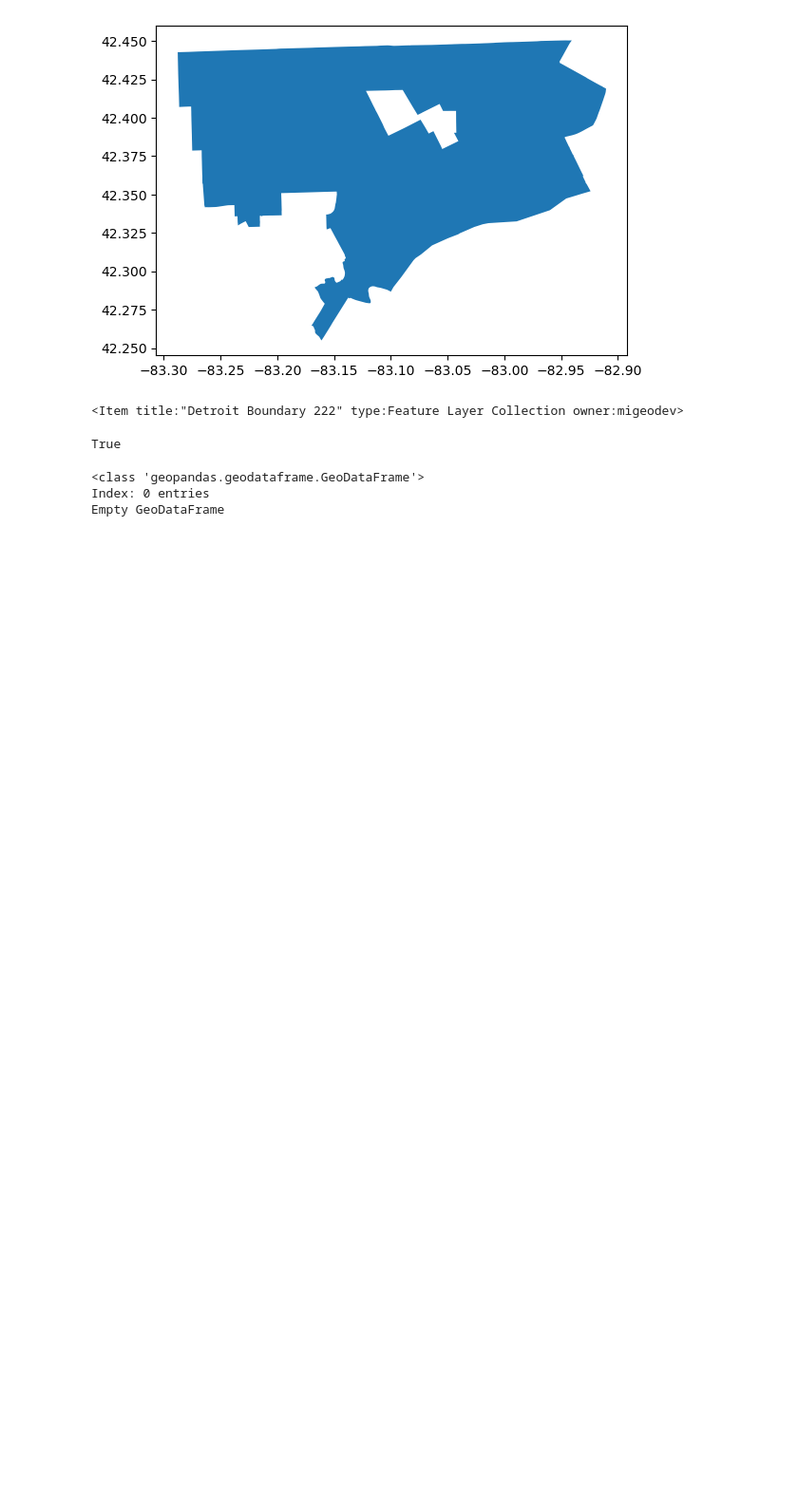
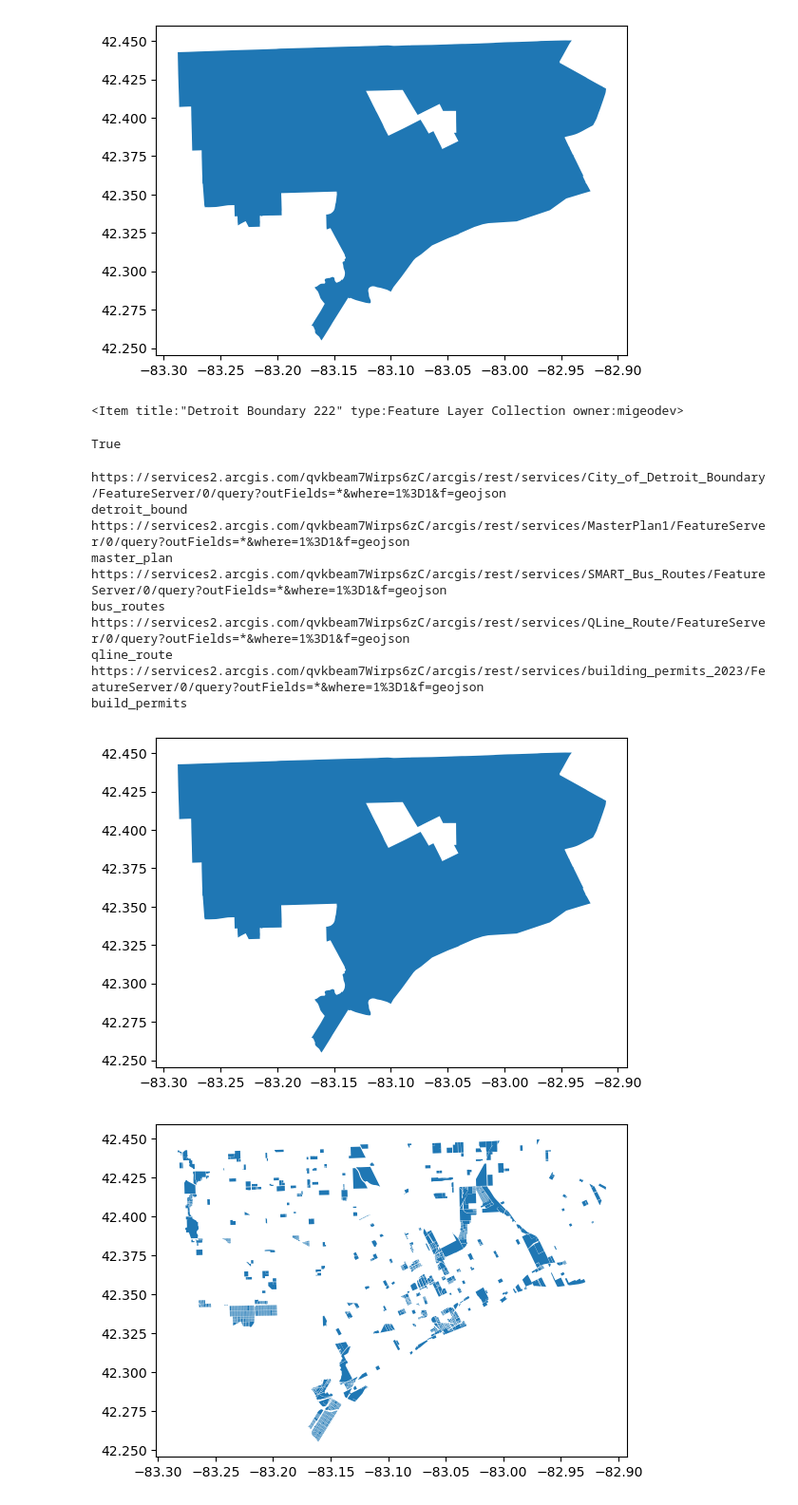
Before and after one commit to Location-Artistry/GEO-NOTEBOOKS, a Jupyter notebook: imagin_arcgis.ipynb, the cells around one changed output. Shown at 95% size. Drawn from its saved outputs; the diff is of its cells as text; code cells hidden in the pictures; blank space fills up the shorter version.

```diff
--- a/imagin_arcgis.ipynb
+++ b/imagin_arcgis.ipynb
@@ -325,38 +325,44 @@ new_service = geojson_item.publish()
 new_service
 # %% [output]
 <Item title:"Detroit Boundary 222" type:Feature Layer Collection owner:migeodev>
-# %%
-service_snippet = 'Here you can put a short snippet describing the Feature Layer'
-service_description = 'Here you can put a description of the Feature Layer'
-service_terms_of_use = 'FOR INTERNAL USE ONLY'
-service_credits = '© Me, myself and I'
-service_tags = ['Railway','Canada']
-
-item_properties = {'snippet' : service_snippet,
-                   'description' : service_description,
-                   'licenseInfo' : service_terms_of_use,
-                   'accessInformation' : service_credits,
-                   'tags' : service_tags}
-
-# Apply update
-new_service.update(item_properties)
-# %% [output]
-True
-# %%
-rootDir = 'C:\\Users\\Eric Kerney\\arcgisNotebooks\\ops-geo-process\\operations-geoprocess-tools\\agol\\agolData\\'
-projDir = [
-    {'fileName':'AUGUSTA TOWNSHIP_SCORED', 'title':(f'SURFACE - MI-DOE Project'),'tags':'MI-DOE, MI, SOLUTION SURFACE',
-    'snippet':'DOE - Michigan - Clean Energy Multimodal Transportation - Area Suitability Comparison'},
-]
-
-for serv in projDir:
-    data = (f"{rootDir}{serv['fileName']}.zip")
-    shpfile = gis.gis.content.add({}, data)
-    pubService = shpfile.publish()
-    item_properties = {"snippet": serv['snippet'], "title": (f"{serv['fileName']}{serv['title']}"), "tags": serv['tags']}
-    pubService.update(item_properties, thumbnail=serv['thumb'])
-    display(pubService)
-# %% [output]
-<class 'geopandas.geodataframe.GeoDataFrame'>
-Index: 0 entries
-Empty GeoDataFrame
+# %%
+snippet = 'The boundary of the city of Detroit, sourced from the Michigan Geographic Framework A boundary file for the city of Detroit - this is not clipped to the coastline.'
+description = 'Detroit Boundary from the City of Detroit Open Data Portal'
+terms_of_use = 'FOR INTERNAL USE ONLY'
+credits = 'City of Detroit Open Data Portal'
+tags = ['Michigan','MGF']
+
+item_properties = {'snippet' : snippet, 'description' : description, 'licenseInfo' : terms_of_use, 'accessInformation' : credits, 'tags' : tags}
+
+new_service.update(item_properties)
+# %% [output]
+True
+# %%
+urls = [
+    ['https://services2.arcgis.com/qvkbeam7Wirps6zC/arcgis/rest/services/City_of_Detroit_Boundary/FeatureServer/0/query?outFields=*&where=1%3D1&f=geojson', 'detroit_bound'],
+    ['https://services2.arcgis.com/qvkbeam7Wirps6zC/arcgis/rest/services/MasterPlan1/FeatureServer/0/query?outFields=*&where=1%3D1&f=geojson', 'master_plan'],
+    ['https://services2.arcgis.com/qvkbeam7Wirps6zC/arcgis/rest/services/SMART_Bus_Routes/FeatureServer/0/query?outFields=*&where=1%3D1&f=geojson', 'bus_routes'],
+    ['https://services2.arcgis.com/qvkbeam7Wirps6zC/arcgis/rest/services/QLine_Route/FeatureServer/0/query?outFields=*&where=1%3D1&f=geojson', 'qline_route'],
+    ['https://services2.arcgis.com/qvkbeam7Wirps6zC/arcgis/rest/services/building_permits_2023/FeatureServer/0/query?outFields=*&where=1%3D1&f=geojson', 'build_permits']
+]
+# %%
+def loadAndSaveGeoJSON(urls: list):
+    for url in urls:
+        gdf = gpd.read_file(url[0])
+        gdf.to_file(f'{url[1]}.geojson', driver="GeoJSON")
+        gdf.plot()
+# %%
+loadAndSaveGeoJSON(urls)
+# %% [output]
+https://services2.arcgis.com/qvkbeam7Wirps6zC/arcgis/rest/services/City_of_Detroit_Boundary/FeatureServer/0/query?outFields=*&where=1%3D1&f=geojson
+detroit_bound
+https://services2.arcgis.com/qvkbeam7Wirps6zC/arcgis/rest/services/MasterPlan1/FeatureServer/0/query?outFields=*&where=1%3D1&f=geojson
+master_plan
+https://services2.arcgis.com/qvkbeam7Wirps6zC/arcgis/rest/services/SMART_Bus_Routes/FeatureServer/0/query?outFields=*&where=1%3D1&f=geojson
+bus_routes
+https://services2.arcgis.com/qvkbeam7Wirps6zC/arcgis/rest/services/QLine_Route/FeatureServer/0/query?outFields=*&where=1%3D1&f=geojson
+qline_route
+https://services2.arcgis.com/qvkbeam7Wirps6zC/arcgis/rest/services/building_permits_2023/FeatureServer/0/query?outFields=*&where=1%3D1&f=geojson
+build_permits
+[figure, added]
+[figure, added]
```
Also changed, not shown: parts of 2 cells of this notebook.
